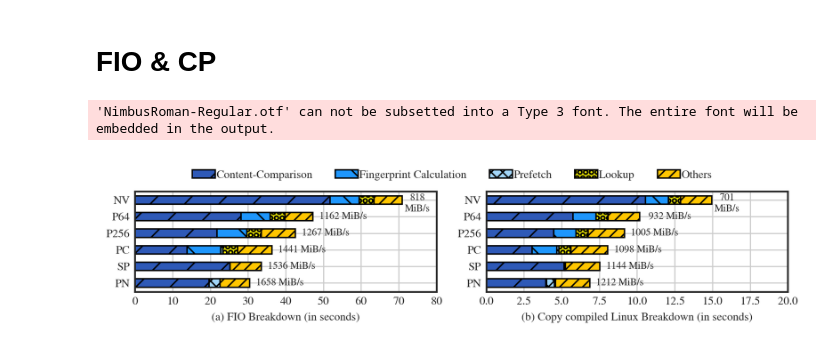
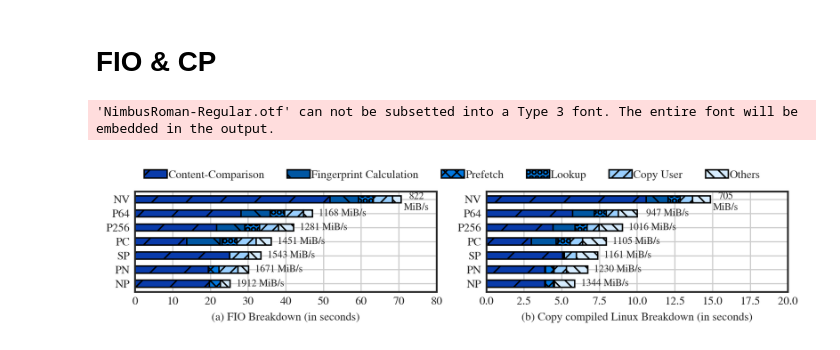
Before and after one commit to Light-Dedup/tests, a Jupyter notebook: FIG_CP_Prefetch/plot.ipynb, the cells around one changed output. Cells and saved outputs as stored; diff of their text form; code cells hidden in the pictures.

Commit message:
Prefetch

```diff
--- a/FIG_CP_Prefetch/plot.ipynb
+++ b/FIG_CP_Prefetch/plot.ipynb
@@ -112,17 +100,17 @@ pd.options.display.max_columns = None
 pd.options.display.max_rows = None
 
 # files = ["../FIG_FIO_Prefetch/avg-test-result-single-in-paper", "./performance-comparison-table"]
-files = ["../FIG_FIO_Prefetch/performance-comparison-table-single", "./performance-comparison-table"]
+files = ["../FIG_FIO_Prefetch/performance-comparison-table-single", "./performance-comparison-table-single"]
 
 # Plotting Settings
 fig = plt.figure(dpi = 300, figsize = (cm_to_inch(DOUBLE_COL_WIDTH), cm_to_inch(4)))
 bar_width = 0.5
 inner_width = 0.1
 num_job = 1
-times = ["second_cmp_lat(ns)", "second_fp_lat(ns)", "second_prefetch_lat(ns)", "second_lookup_lat(ns)", "second_others_lat(ns)"]
+times = ["second_cmp_lat(ns)", "second_fp_lat(ns)", "second_prefetch_lat(ns)", "second_lookup_lat(ns)", "second_copy_user(ns)", "second_others_lat(ns)"]
 # Reference: https://coolors.co/palettes/popular/6%20colors
-colors = ["#2e59b7", "#1e96fc", "#a2d6f9", "#fcf300", "#ffc600"]
-patterns = ['/', '\\', 'XXX', "OOO", "///", "\\\\\\"]
+colors = ["#093baa", "#0f67e8", "#0078e0", "#0087ff", "#99cfff", "#d6ecff"]
+patterns = ['/', '\\', 'XXX', "OOO", "///", "\\\\\\", "xxx"]
 titles = ["(a) FIO Breakdown (in seconds)", "(b) Copy compiled Linux Breakdown (in seconds)"]
 scales = [4, 1]
 
@@ -132,12 +120,13 @@ for fid, file in enumerate(files):
         df = pd.read_csv(f, delim_whitespace=True, engine='python')
 
     sort_dict = {
-        "Naive" : 5,
-        "Prefetch-Cmp-64": 4,
-        "Prefetch-Cmp-256-64": 3,
-        "Prefetch-Current" : 2,
-        "Speculation" :1,
-        "Prefetch-Next" : 0,
+        "Naive" : 6,
+        "Prefetch-Cmp-64": 5,
+        "Prefetch-Cmp-256-64": 4,
+        "Prefetch-Current" : 3,
+        "Speculation" :2,
+        "Prefetch-Next" : 1,
+        "No-Protect": 0
     }
 
     sort_df = pd.DataFrame(df['file_system'].map(sort_dict))
@@ -154,33 +143,35 @@ for fid, file in enumerate(files):
         inner_left_range = []
         start = False
         for idx, time in enumerate(times):
             width = df[(df['file_system'] == fs) & (df['num_job'] == num_job)][time].iloc[0] / 1000000000 # s
             plt.barh(y=pivot, width=width, color=colors[idx], edgecolor='black', left=left, height=bar_width, hatch=patterns[idx])
             left = left + width
             bandwidth = df[(df['file_system'] == fs) & (df['num_job'] == num_job)]['second_bandwidth(MiB/s)'].iloc[0]
 
             if idx == len(times) - 1:
                 if fs_id != len(fss) - 1:
                     plt.text(left + 2 * scales[fid], pivot, str(bandwidth) + " MiB/s", fontsize=7, va='center', ha='center')
                 else:
                     plt.text(left + 1 * scales[fid], pivot - 0.2, str(bandwidth) + "\nMiB/s", fontsize=7, va='center', ha='center')
     plt.yticks(x, labels=fss.map({
         "Naive": "NV",
         "Prefetch-Cmp-64": "P64",
         "Prefetch-Cmp-256-64": "P256",
         "Speculation": "SP",
         "Prefetch-Current": "PC",
-        "Prefetch-Next": "PN"
+        "Prefetch-Next": "PN",
+        "No-Protect": "NP"
     }), fontsize=8)
     if fid == 0:
         plt.xticks([0, 10, 20, 30, 40, 50, 60, 70, 80], fontsize=8)
     else:
         plt.xticks([0, 2.5, 5, 7.5, 10, 12.5, 15, 17.5, 20], fontsize=8)
     plt.xlabel(titles[fid], fontsize=8)
 
-fig.legend(legends, loc='upper center', ncol=5, bbox_to_anchor=(0.5, 1.1), frameon=False, labelspacing=0.1, handletextpad=0.1, fontsize=8)
+legends = ["Content-Comparison", "Fingerprint Calculation","Prefetch", "Lookup", "Copy User", "Others"]
+fig.legend(legends, loc='upper center', ncol=6, bbox_to_anchor=(0.5, 1.1), frameon=False, labelspacing=0.1, handletextpad=0.1, fontsize=8)
 plt.tight_layout()
 plt.savefig("./FIG-FIO-CP-Breakdown.pdf".format(num_job), bbox_inches='tight', pad_inches=0)
 # %% [output]
 'NimbusRoman-Regular.otf' can not be subsetted into a Type 3 font. The entire font will be embedded in the output.
-[figure, old version]
+[figure, new version]
```
Also changed, not shown: parts of 1 cell of this notebook, 49 other files.
